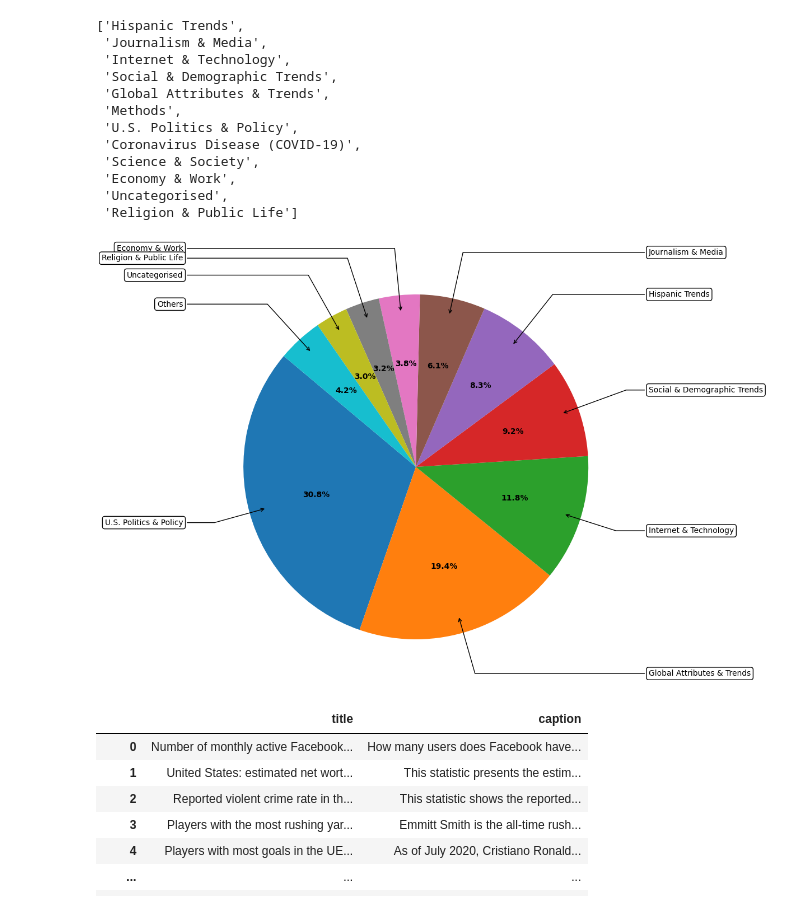
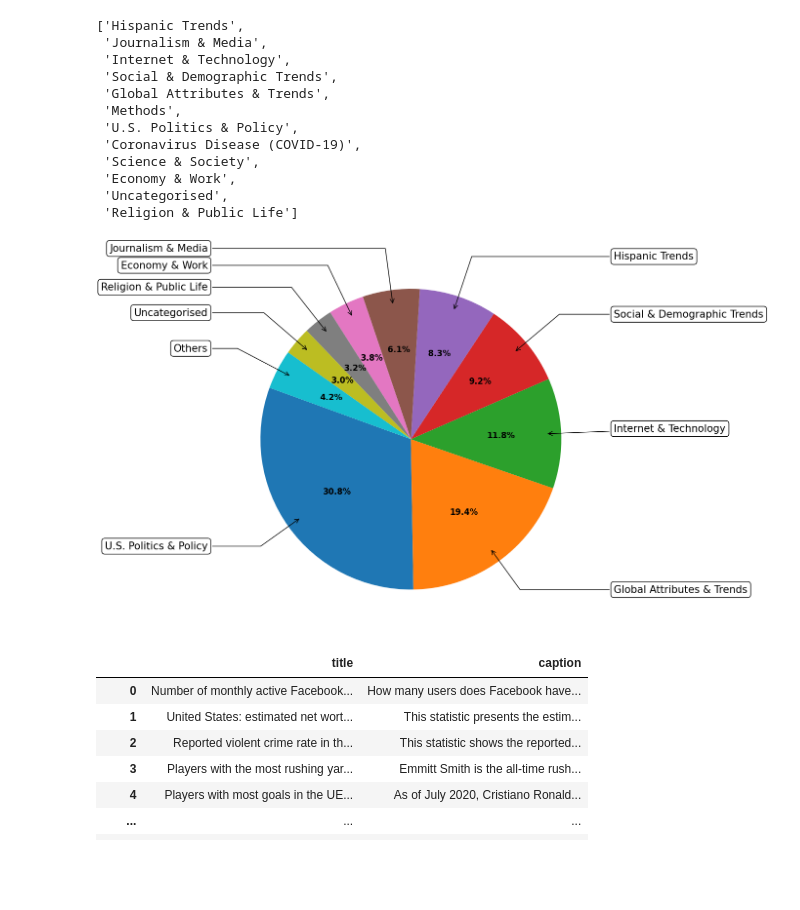
Before and after one commit to mleshashi/thesis-sharma, a Jupyter notebook: ElasticSearch/topics.ipynb, the cells around one changed output. Saved outputs shown, nothing was run; the diff lists cells and outputs as text; code cells hidden in the pictures; blank space fills up the shorter version.

Commit message:
added token size, and topic distributions

```diff
--- a/ElasticSearch/topics.ipynb
+++ b/ElasticSearch/topics.ipynb
@@ -38,37 +38,41 @@ small_slices = topic_counts[topic_counts <= threshold]
 # Combine small slices into an 'Others' category
 if not small_slices.empty:
     large_slices['Others'] = small_slices.sum()
 
 # Prepare data for plotting
 labels = large_slices.index
 sizes = large_slices.values
 
 # Colors for each section
 colors = plt.get_cmap('tab10').colors
 
 # Create a pie chart
 fig, ax = plt.subplots(figsize=(16, 10))
-wedges, texts, autotexts = ax.pie(sizes, labels=None, colors=colors, autopct='%1.1f%%', startangle=140)
+wedges, texts, autotexts = ax.pie(sizes, labels=None, colors=colors, autopct='%1.1f%%', startangle=160)
 
 # Add annotations with pointers (leader lines)
 for i, wedge in enumerate(wedges):
     angle = (wedge.theta2 - wedge.theta1) / 2. + wedge.theta1
     x = wedge.r * 0.9 * np.cos(np.radians(angle))
     y = wedge.r * 0.9 * np.sin(np.radians(angle))
 
     horizontalalignment = {-1: "right", 1: "left"}[int(np.sign(x))]
     connectionstyle = f"angle,angleA=0,angleB={angle}"
 
     ax.annotate(labels[i], xy=(x, y), xytext=(1.35*np.sign(x), 1.4*y),
-                horizontalalignment=horizontalalignment, fontsize=10,
+                horizontalalignment=horizontalalignment, fontsize=15,
                 bbox=dict(boxstyle="round,pad=0.3", edgecolor="black", facecolor="white"),
                 arrowprops=dict(arrowstyle="->", connectionstyle=connectionstyle))
 
-plt.setp(autotexts, size=10, weight="bold", color="black")
+plt.setp(autotexts, size=12, weight="bold", color="black")
+
+# Save the pie chart to the dataset folder
+image_path = '../dataset/pew_dataset/pew_topic_distribution.png'
+plt.savefig(image_path)
 
 plt.show()
 # %% [output]
-[figure, old version]
+[figure, new version]
 # %%
 from dataProcessor import clean_text, correct_misinterpreted_characters
 sta_metadata_path = '../dataset/statista_dataset/metadata.csv'
```
Also changed, not shown: parts of 1 cell of this notebook, 9 other files.
